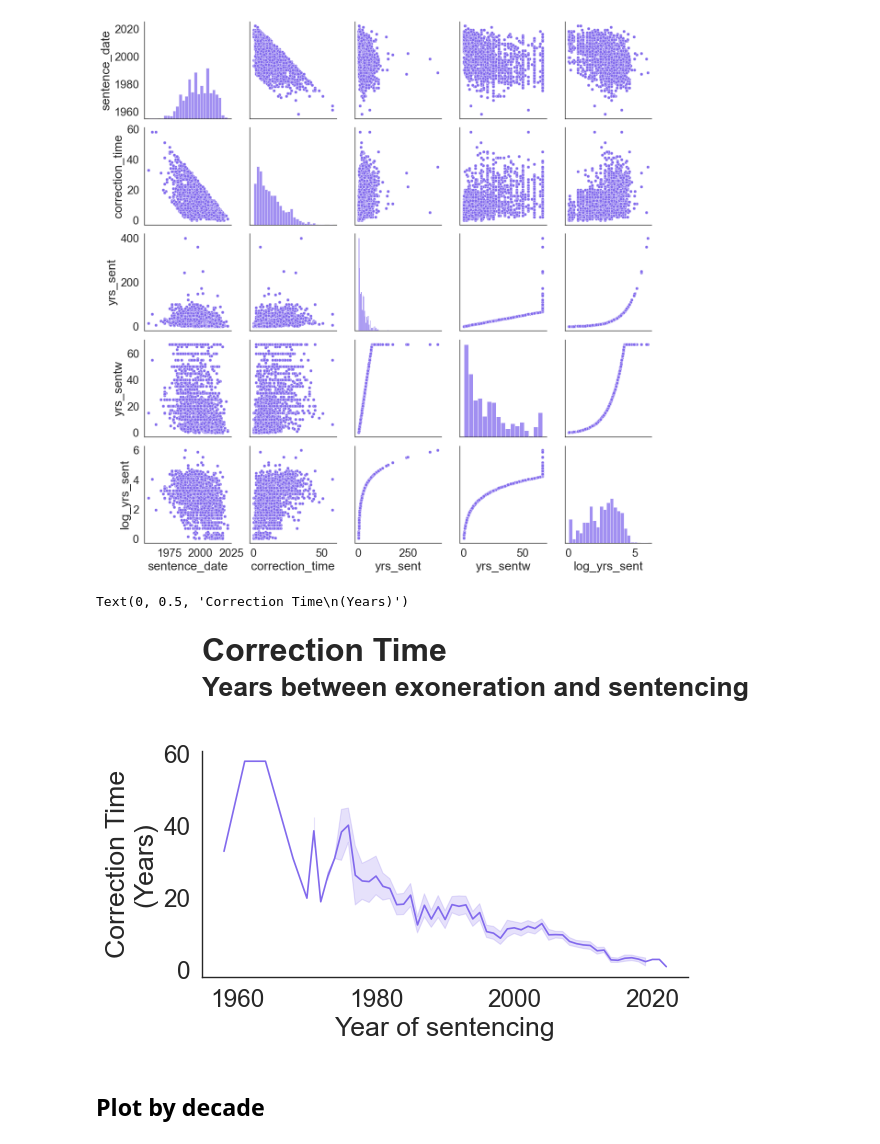
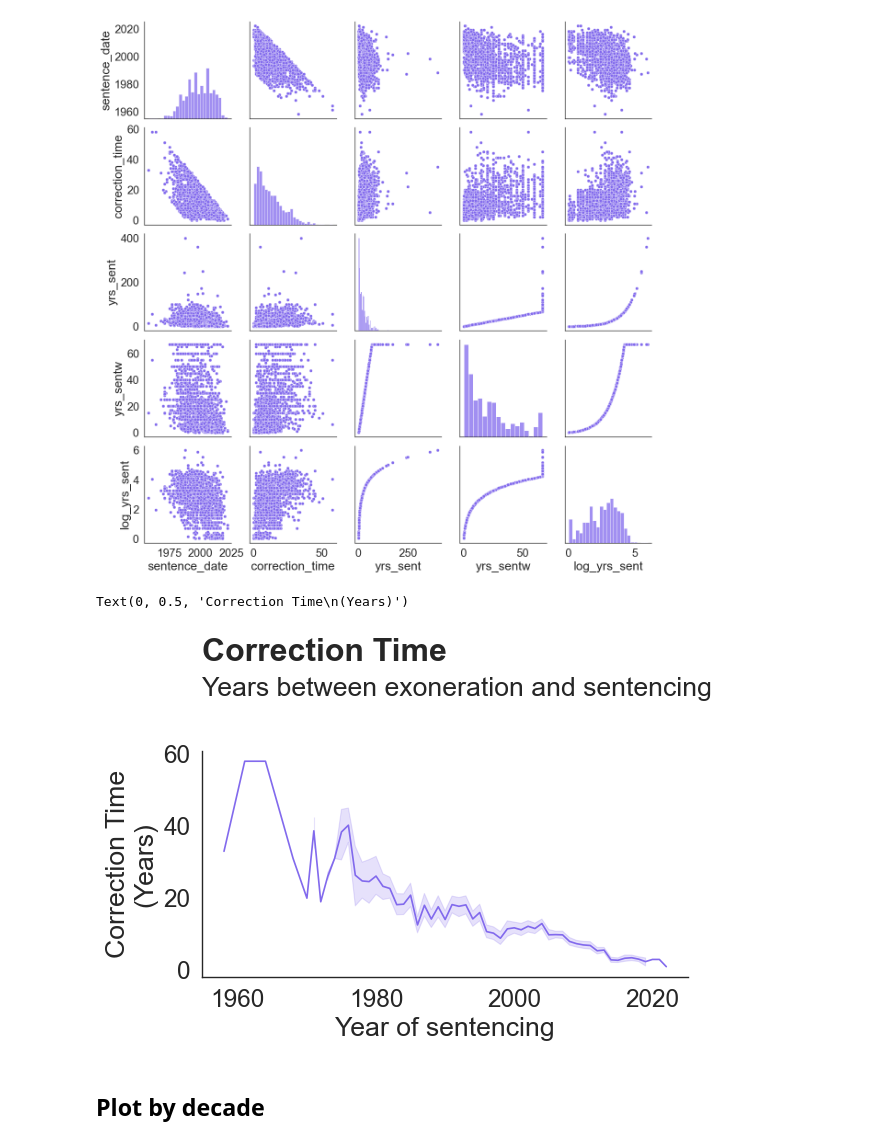
Before and after one commit to josh-ashkinaze/er_correct, a Jupyter notebook: exon.ipynb, the cells around one changed output. Drawn from its saved outputs; the diff is of its cells as text; code cells hidden in the pictures.

```diff
--- a/exon.ipynb
+++ b/exon.ipynb
@@ -168,12 +169,12 @@ sns.pairplot(df[vars])
 # %%
 sns.lineplot(data=df, x='sentence_date', y='correction_time')
 plt.suptitle("Correction Time", x=0.387, fontweight='bold', y=0.9)
-plt.title("Years between exoneration and sentencing", fontweight='bold')
+plt.title("Years between exoneration and sentencing", fontweight='regular')
 plt.xlabel("Year of sentencing")
 plt.ylabel("Correction Time\n(Years)")
 # %% [output]
 Text(0, 0.5, 'Correction Time\n(Years)')
-[figure, old version]
+[figure, new version]
 # %% [markdown]
 ## Plot by decade
 # %%
```
Also changed, not shown: parts of 12 cells of this notebook, 1 other file.
